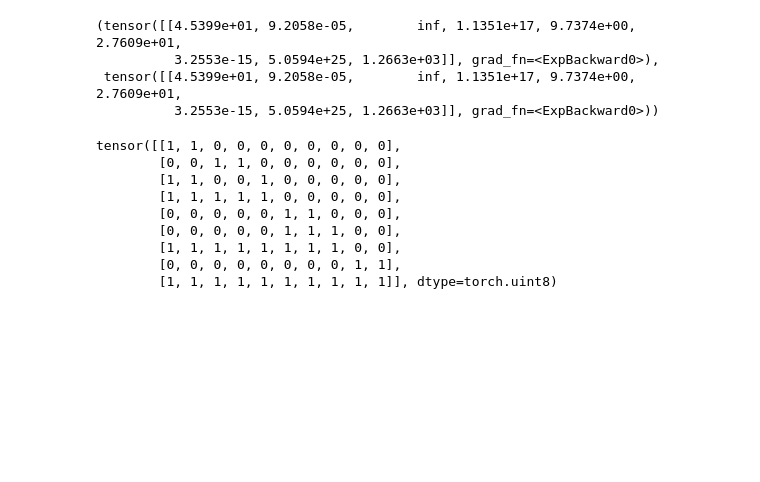
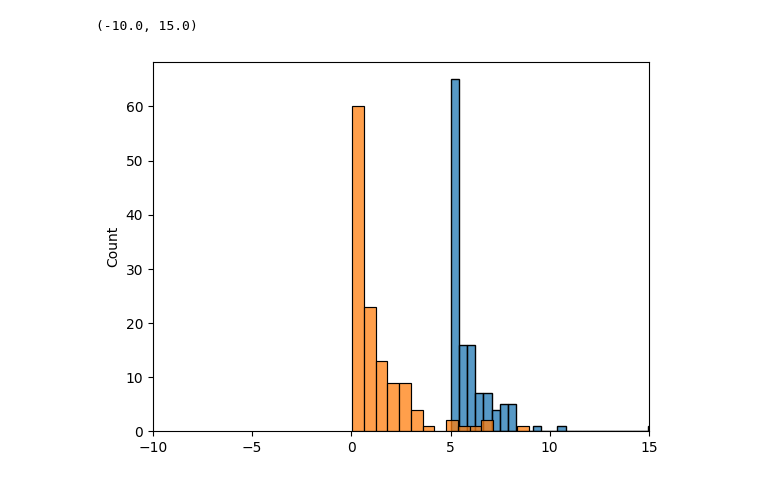
Before and after one commit to tochsner/ccd-validation, a Jupyter notebook: src/ml/ml_tests.ipynb, the cells around one changed output. Drawn from its saved outputs; the diff is of its cells as text; code cells hidden in the pictures; blank space fills up the shorter version.

```diff
--- a/src/ml/ml_tests.ipynb
+++ b/src/ml/ml_tests.ipynb
@@ -125,7 +106,0 @@ tensor([[2.2004e-01, 8.4510e+02, 3.1984e+01, 0.0000e+00, 5.3590e-03, 3.6059e-01,
-# %%
-output["z"], output["branch_lengths"]
-# %% [output]
-(tensor([[4.5399e+01, 9.2058e-05,        inf, 1.1351e+17, 9.7374e+00, 2.7609e+01,
-          3.2553e-15, 5.0594e+25, 1.2663e+03]], grad_fn=<ExpBackward0>),
- tensor([[4.5399e+01, 9.2058e-05,        inf, 1.1351e+17, 9.7374e+00, 2.7609e+01,
-          3.2553e-15, 5.0594e+25, 1.2663e+03]], grad_fn=<ExpBackward0>))
@@ -153,12 +107,18 @@ mask = 2**torch.arange(10)
-# %%
-clade_bitstrings.unsqueeze(-1).bitwise_and(mask).ne(0).byte()
-# %% [output]
-tensor([[1, 1, 0, 0, 0, 0, 0, 0, 0, 0],
-        [0, 0, 1, 1, 0, 0, 0, 0, 0, 0],
-        [1, 1, 0, 0, 1, 0, 0, 0, 0, 0],
-        [1, 1, 1, 1, 1, 0, 0, 0, 0, 0],
-        [0, 0, 0, 0, 0, 1, 1, 0, 0, 0],
-        [0, 0, 0, 0, 0, 1, 1, 1, 0, 0],
-        [1, 1, 1, 1, 1, 1, 1, 1, 0, 0],
-        [0, 0, 0, 0, 0, 0, 0, 0, 1, 1],
-        [1, 1, 1, 1, 1, 1, 1, 1, 1, 1]], dtype=torch.uint8)
+# %%
+import matplotlib.pyplot as plt
+prior = model.prior.sample((128, 9,))
+latent = model.forward(sample)
+rs = model.inverse(latent)["branch_lengths"]
+rs = rs.detach().numpy()
+sns.histplot(rs[:, 0])
+plt.xlim(-10, 15)
+prior = model.prior.sample((128, 9,))
+latent = model.forward(sample)
+latent["z"] = prior.clone()
+rs = model.inverse(latent)["branch_lengths"]
+rs = rs.detach().numpy()
+sns.histplot(rs[:, 0])
+plt.xlim(-10, 15)
+# %% [output]
+(-10.0, 15.0)
+[figure, added]
```
Also changed, not shown: parts of 16 cells of this notebook, 4 other files.
